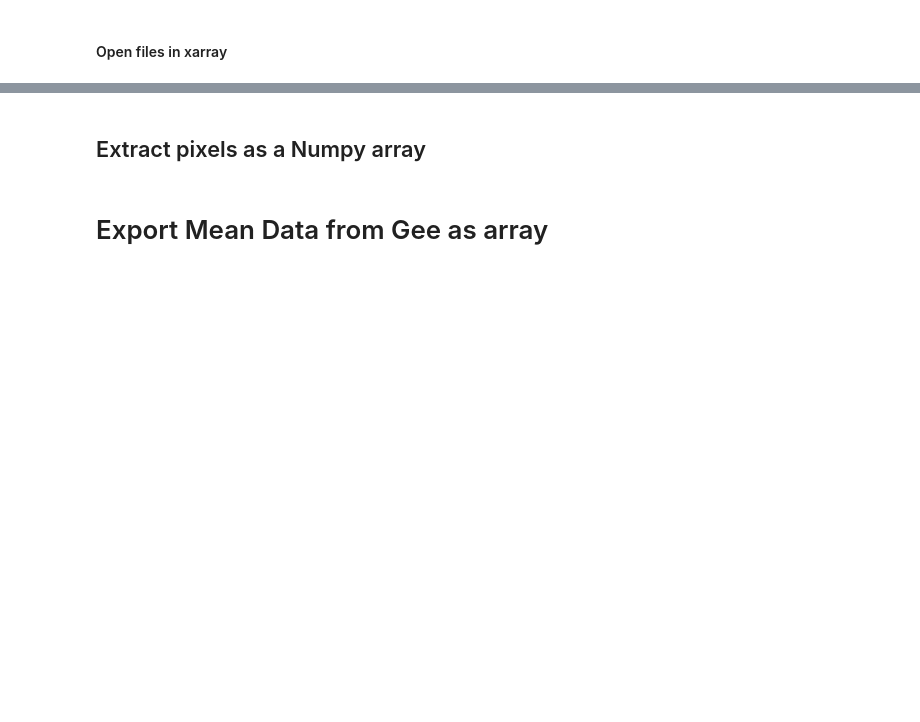
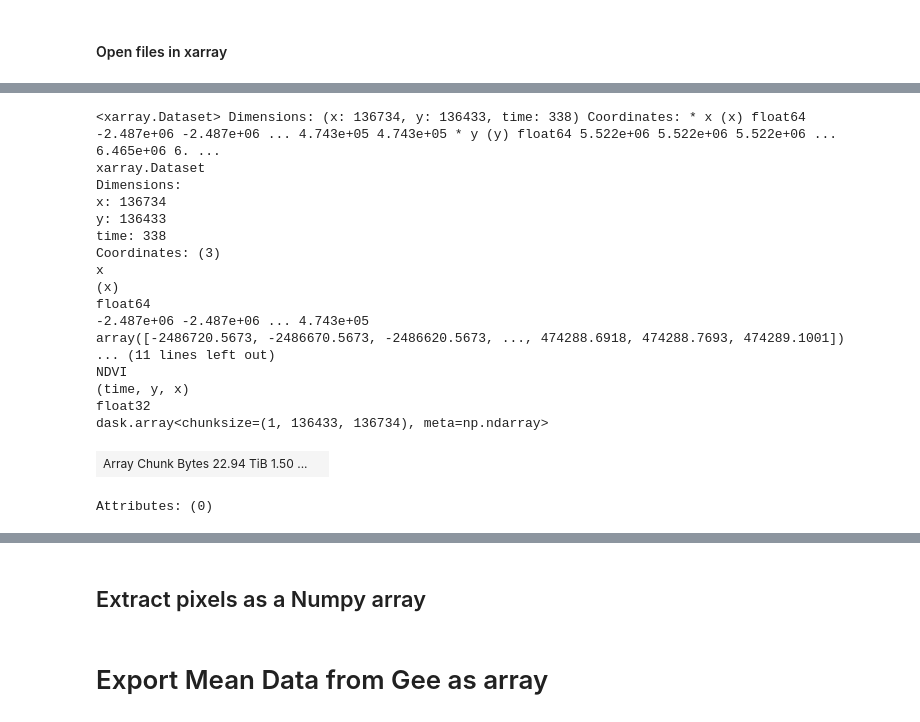
Before and after one commit to till90/irrigation_detection, a Jupyter notebook: Export_ImageCollection_fromGEE.ipynb, the cells around one changed output, grey strips where cells are left out. Cells and saved outputs as stored; diff of their text form; code cells hidden in the pictures; blank space fills up the shorter version.

```diff
--- a/Export_ImageCollection_fromGEE.ipynb
+++ b/Export_ImageCollection_fromGEE.ipynb
@@ -207,0 +198,22 @@ data = xr.open_mfdataset(files, engine='rasterio', preprocess=preprocess_s1, joi
+# %%
+data
+# %% [output]
+<xarray.Dataset> Dimensions: (x: 136734, y: 136433, time: 338) Coordinates: * x (x) float64 -2.487e+06 -2.487e+06 ... 4.743e+05 4.743e+05 * y (y) float64 5.522e+06 5.522e+06 5.522e+06 ... 6.465e+06 6. ...
+xarray.Dataset
+Dimensions:
+x: 136734
+y: 136433
+time: 338
+Coordinates: (3)
+x
+(x)
+float64
+-2.487e+06 -2.487e+06 ... 4.743e+05
+array([-2486720.5673, -2486670.5673, -2486620.5673, ..., 474288.6918, 474288.7693, 474289.1001])
+... (11 lines left out)
+NDVI
+(time, y, x)
+float32
+dask.array<chunksize=(1, 136433, 136734), meta=np.ndarray>
+| Array Chunk Bytes 22.94 TiB 1.50 ... |  |
+Attributes: (0)
```
Also changed, not shown: parts of 11 cells of this notebook, 2 other files.
